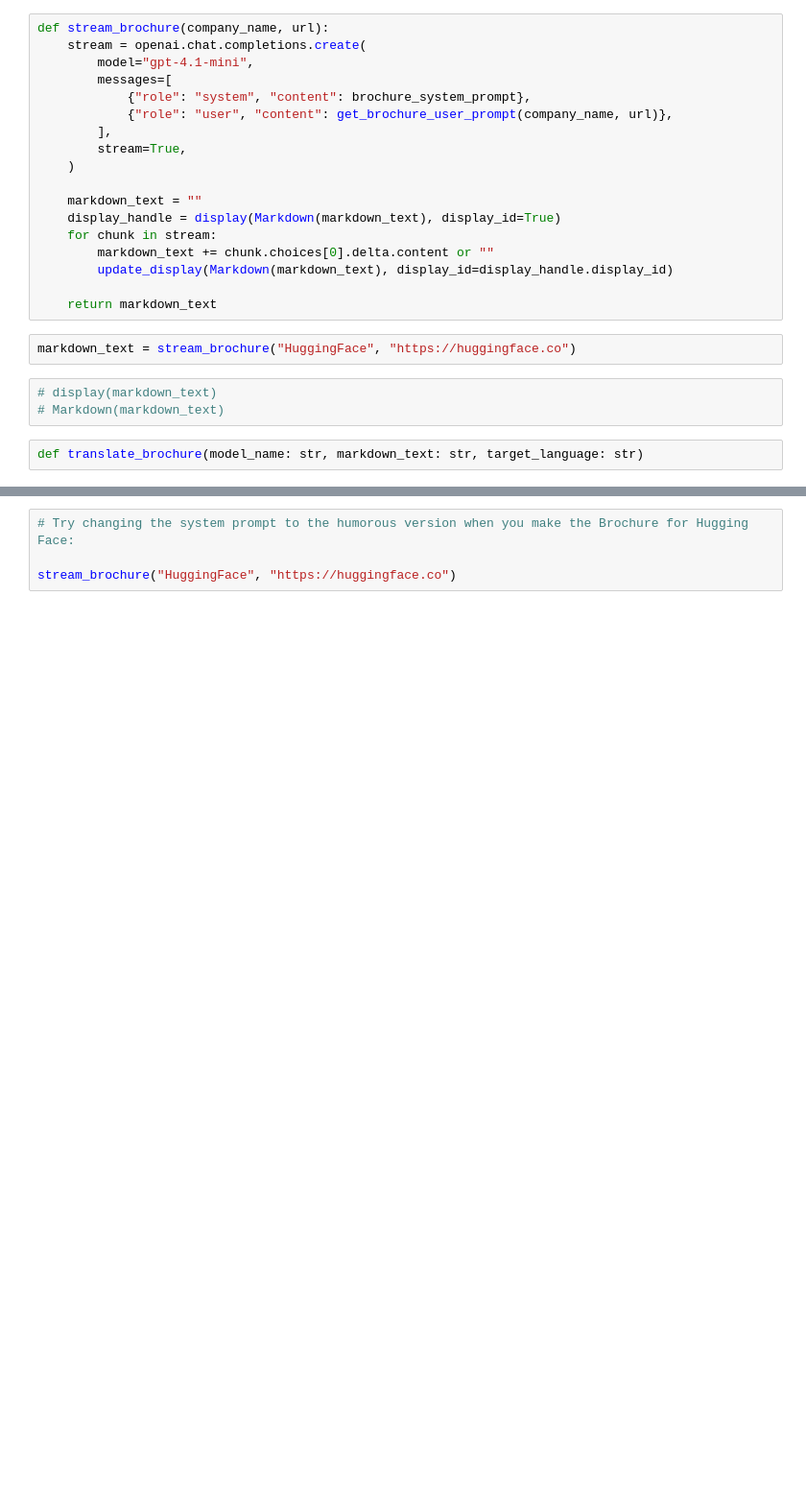
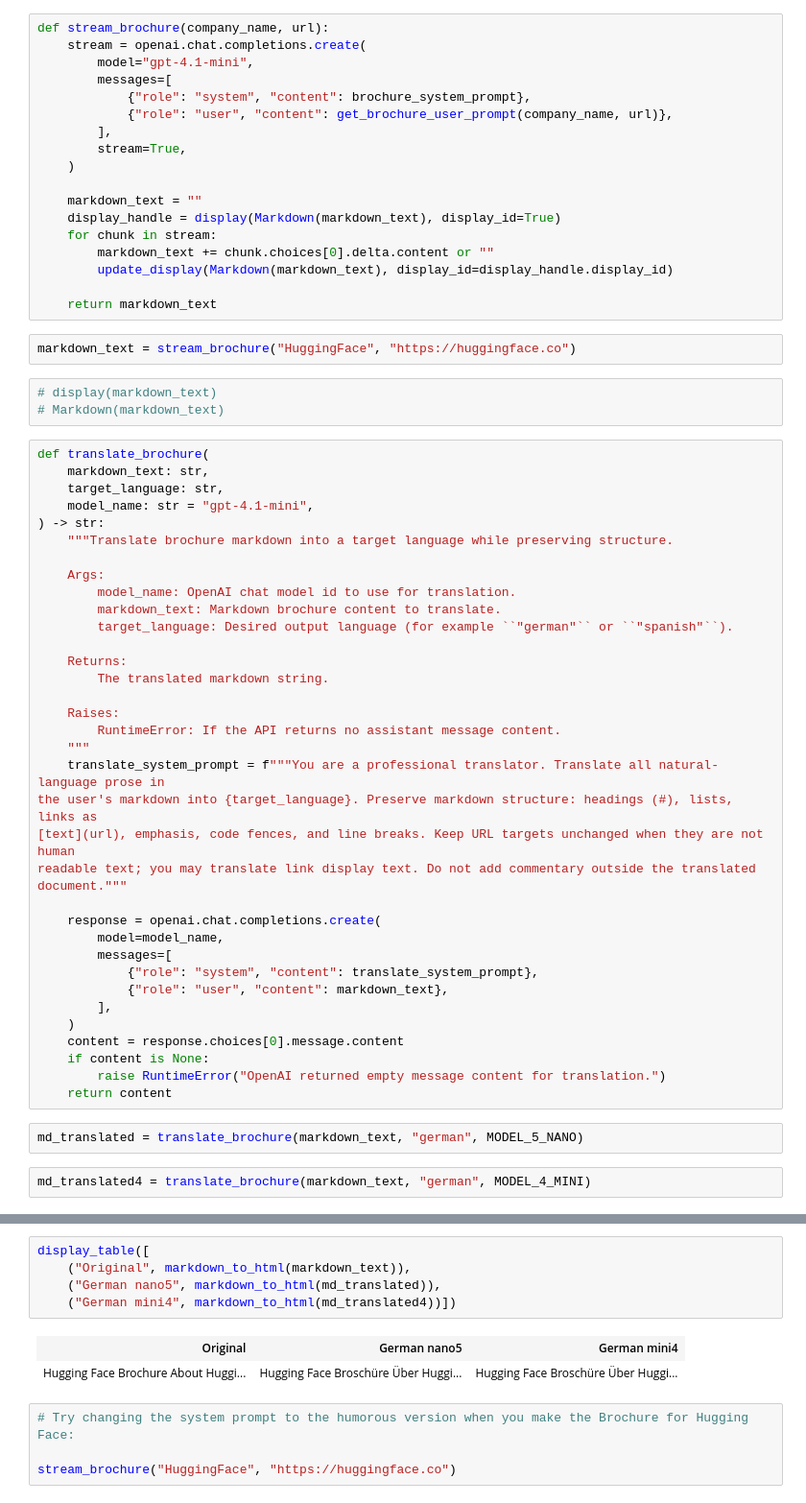
Before and after one commit to luboasdev/llm_engineering, a Jupyter notebook: week1/day5.ipynb, the cells around one changed output, grey strips where cells are left out. Shown at 96% size. Saved outputs shown, nothing was run; the diff lists cells and outputs as text; blank space fills up the shorter version.

Commit message:
day5 add brochure translation and display multiple as table

```diff
--- a/week1/day5.ipynb
+++ b/week1/day5.ipynb
@@ -198,4 +204,41 @@ markdown_text = stream_brochure("HuggingFace", "https://huggingface.co")
 # display(markdown_text)
 # Markdown(markdown_text)
 # %%
-def translate_brochure(model_name: str, markdown_text: str, target_language: str)
+def translate_brochure(
+    markdown_text: str,
+    target_language: str,
+    model_name: str = "gpt-4.1-mini",
+) -> str:
+    """Translate brochure markdown into a target language while preserving structure.
+
+    Args:
+        model_name: OpenAI chat model id to use for translation.
+        markdown_text: Markdown brochure content to translate.
+        target_language: Desired output language (for example ``"german"`` or ``"spanish"``).
+
+    Returns:
+        The translated markdown string.
+
+    Raises:
+        RuntimeError: If the API returns no assistant message content.
+    """
+    translate_system_prompt = f"""You are a professional translator. Translate all natural-language prose in
+the user's markdown into {target_language}. Preserve markdown structure: headings (#), lists, links as
+[text](url), emphasis, code fences, and line breaks. Keep URL targets unchanged when they are not human
+readable text; you may translate link display text. Do not add commentary outside the translated document."""
+
+    response = openai.chat.completions.create(
+        model=model_name,
+        messages=[
+            {"role": "system", "content": translate_system_prompt},
+            {"role": "user", "content": markdown_text},
+        ],
+    )
+    content = response.choices[0].message.content
+    if content is None:
+        raise RuntimeError("OpenAI returned empty message content for translation.")
+    return content
+# %%
+md_translated = translate_brochure(markdown_text, "german", MODEL_5_NANO)
+# %%
+md_translated4 = translate_brochure(markdown_text, "german", MODEL_4_MINI)
@@ -202,3 +293,11 @@ def translate_brochure(model_name: str, markdown_text: str, target_language: str
+# %%
+display_table([
+    ("Original", markdown_to_html(markdown_text)),
+    ("German nano5", markdown_to_html(md_translated)),
+    ("German mini4", markdown_to_html(md_translated4))])
+# %% [output]
+| Original | German nano5 | German mini4 |
+| Hugging Face Brochure About Huggi... | Hugging Face Broschüre Über Huggi... | Hugging Face Broschüre Über Huggi... |
 # %%
 # Try changing the system prompt to the humorous version when you make the Brochure for Hugging Face:
 
```
Also changed, not shown: parts of 4 cells of this notebook, 4 other files.
